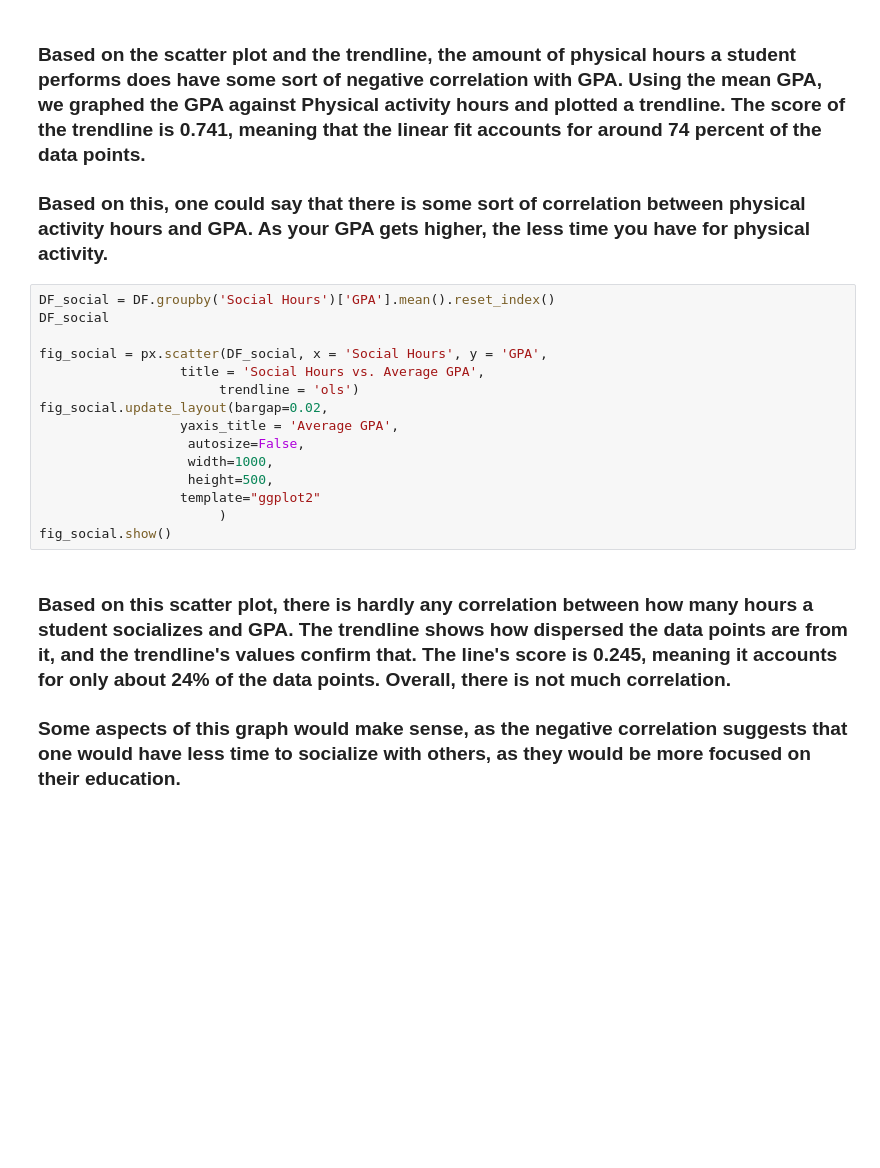
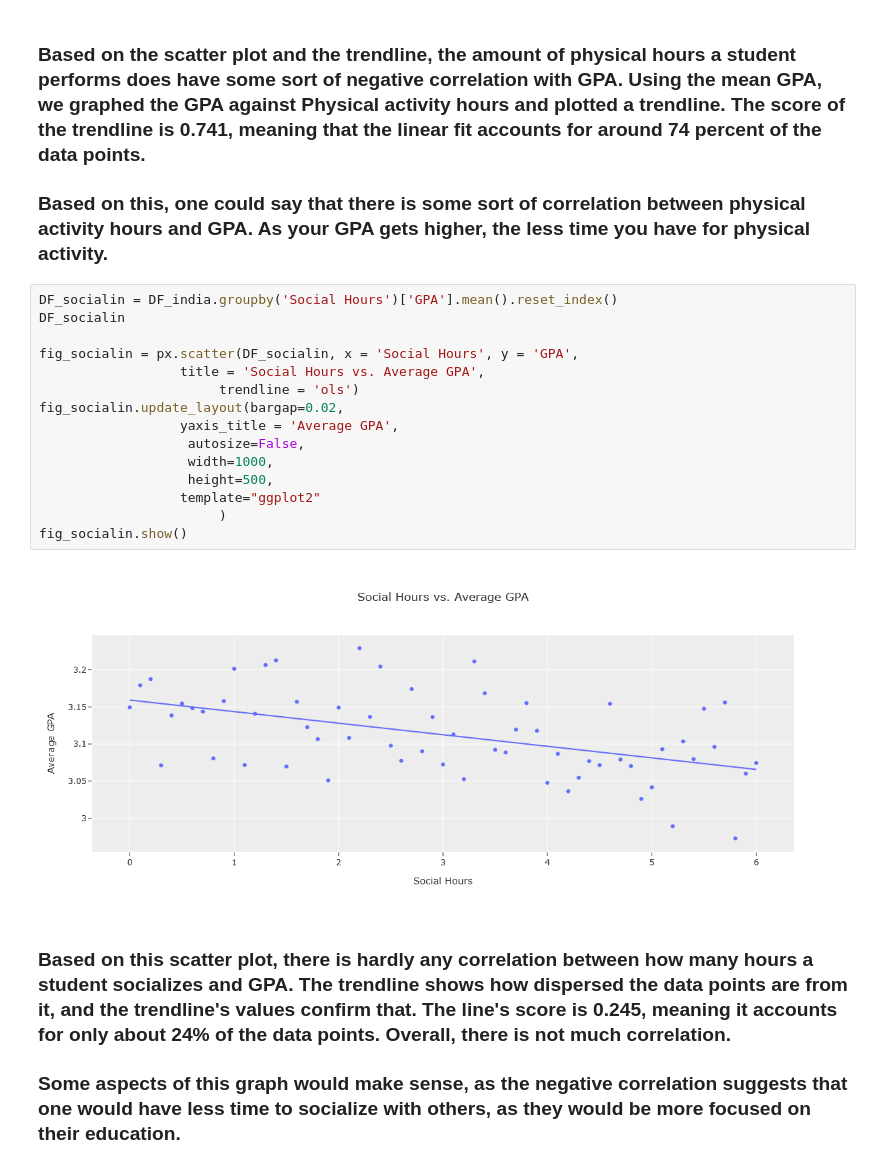
Before and after one commit to jonathan-mca/Data-Science-Group-Student-Life-, a Jupyter notebook: India Kaggle/Kaggle Data Set Analysis.ipynb, the cells around one changed output. Saved outputs shown, nothing was run; the diff lists cells and outputs as text; blank space fills up the shorter version.

```diff
--- a/India Kaggle/Kaggle Data Set Analysis.ipynb
+++ b/India Kaggle/Kaggle Data Set Analysis.ipynb
@@ -166,20 +172,22 @@ fig_physical.show()
 
 ### Based on this, one could say that there is some sort of correlation between physical activity hours and GPA. As your GPA gets higher, the less time you have for physical activity.
 # %%
-DF_social = DF.groupby('Social Hours')['GPA'].mean().reset_index()
-DF_social
+DF_socialin = DF_india.groupby('Social Hours')['GPA'].mean().reset_index()
+DF_socialin
 
-fig_social = px.scatter(DF_social, x = 'Social Hours', y = 'GPA',
+fig_socialin = px.scatter(DF_socialin, x = 'Social Hours', y = 'GPA',
                   title = 'Social Hours vs. Average GPA',
                        trendline = 'ols')
-fig_social.update_layout(bargap=0.02,
+fig_socialin.update_layout(bargap=0.02,
                   yaxis_title = 'Average GPA',
                    autosize=False,
                    width=1000,
                    height=500,
                   template="ggplot2"
                        )
-fig_social.show()
+fig_socialin.show()
+# %% [output]
+[figure, added]
 # %% [markdown]
 ### Based on this scatter plot, there is hardly any correlation between how many hours a student socializes and GPA. The trendline shows how dispersed the data points are from it, and the trendline's values confirm that. The line's score is 0.245, meaning it accounts for only about 24% of the data points. Overall, there is not much correlation.
 
```
Also changed, not shown: parts of 23 cells of this notebook.
